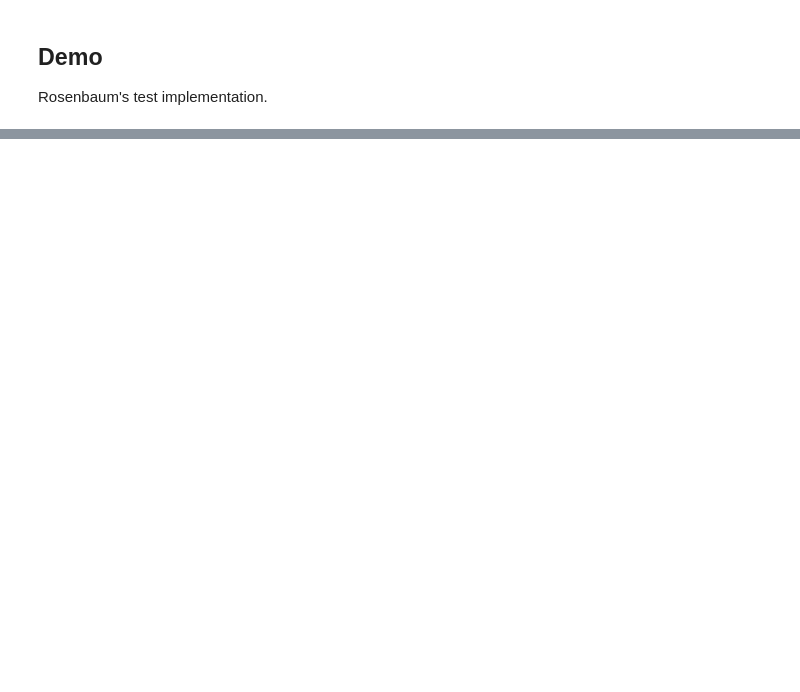
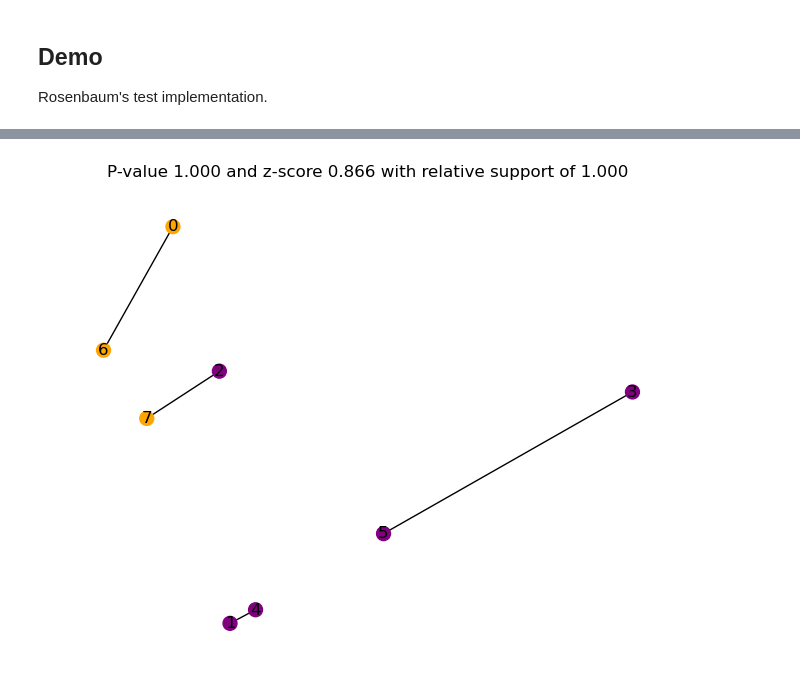
Before and after one commit to bionetslab/scXMatch_paper, a Jupyter notebook: notebooks/demo.ipynb, the cells around one changed output, grey strips where cells are left out. Saved outputs shown, nothing was run; the diff lists cells and outputs as text; code cells hidden in the pictures; blank space fills up the shorter version.

```diff
--- a/notebooks/demo.ipynb
+++ b/notebooks/demo.ipynb
@@ -34,15 +37,15 @@ rosenbaum(adata, group_by, test_group, reference='rest', metric='mahalanobis', r
     The function internally uses the `match_samples` function to compute a matching of the samples based on the chosen
     distance metric. The resulting matching is then used in the `rosenbaum_test` to calculate the p-value.
 # %%
-samples_A = [np.random.normal(0, 1, 2) for _ in range(1000)]
-samples_B = [np.random.normal(0, 1, 2) for _ in range(1000)]
-samples_C = [np.random.normal(5, 1, 2) for _ in range(1000)]
+samples_A = [np.random.normal(0, 1, 2) for _ in range(5)]
+samples_B = [np.random.normal(0, 1, 2) for _ in range(3)]
+samples_C = [np.random.normal(5, 1, 2) for _ in range(11)]
 
-groups = ["A"] * 1000 + ["B"] * 1000 + ["C"] * 1000
-samples = np.array(samples_A + samples_B + samples_C)
+groups = ["A"] * 5 + ["B"] * 3 # + ["C"] * 11
+samples = np.array(samples_A + samples_B) # + samples_C)
 adata = ad.AnnData(samples)
 adata.obs["Group"] = groups
 # %%
-p_val, z, support = rosenbaum(adata, group_by="Group", test_group="A", reference="B", k=10)
+(p_val, z, support), nx_matching, nx_G  = rosenbaum(adata, group_by="Group", test_group="A", reference="B", k=2, nx=True)
 print("P-value", p_val, "Z-score", z, "Relative support", support)
 # %% [output]
@@ -54,0 +104,11 @@ P-value 0.48833093324937604 Z-score 1.8568119879528875 Relative support 0.993
+# %%
+G = nx.Graph()
+G.add_edges_from(nx_matching)
+pos = {i: samples[i] for i in range(len(samples))}
+labels = {i: i for i in range(len(samples))}
+colors = adata.obs["Group"].replace({"A": "purple", "B": "orange"}).values
+nx.draw(G, pos=pos, node_color=colors, labels=labels, node_size=100)
+plt.title(f"P-value {p_val:.3f} and z-score {z:.3f} with relative support of {support:.3f}")
+plt.show()
+# %% [output]
+[figure, added]
```
Also changed, not shown: parts of 8 cells of this notebook, 4 other files.
